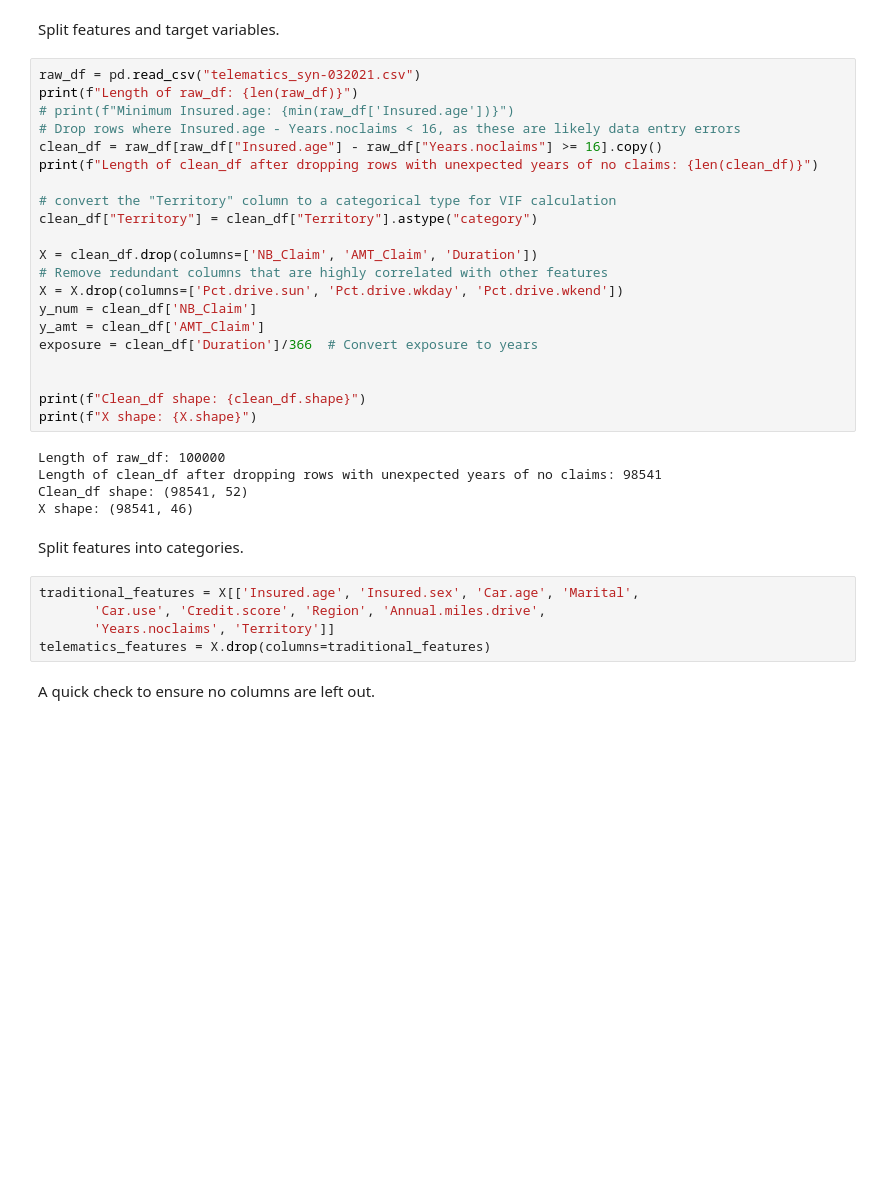
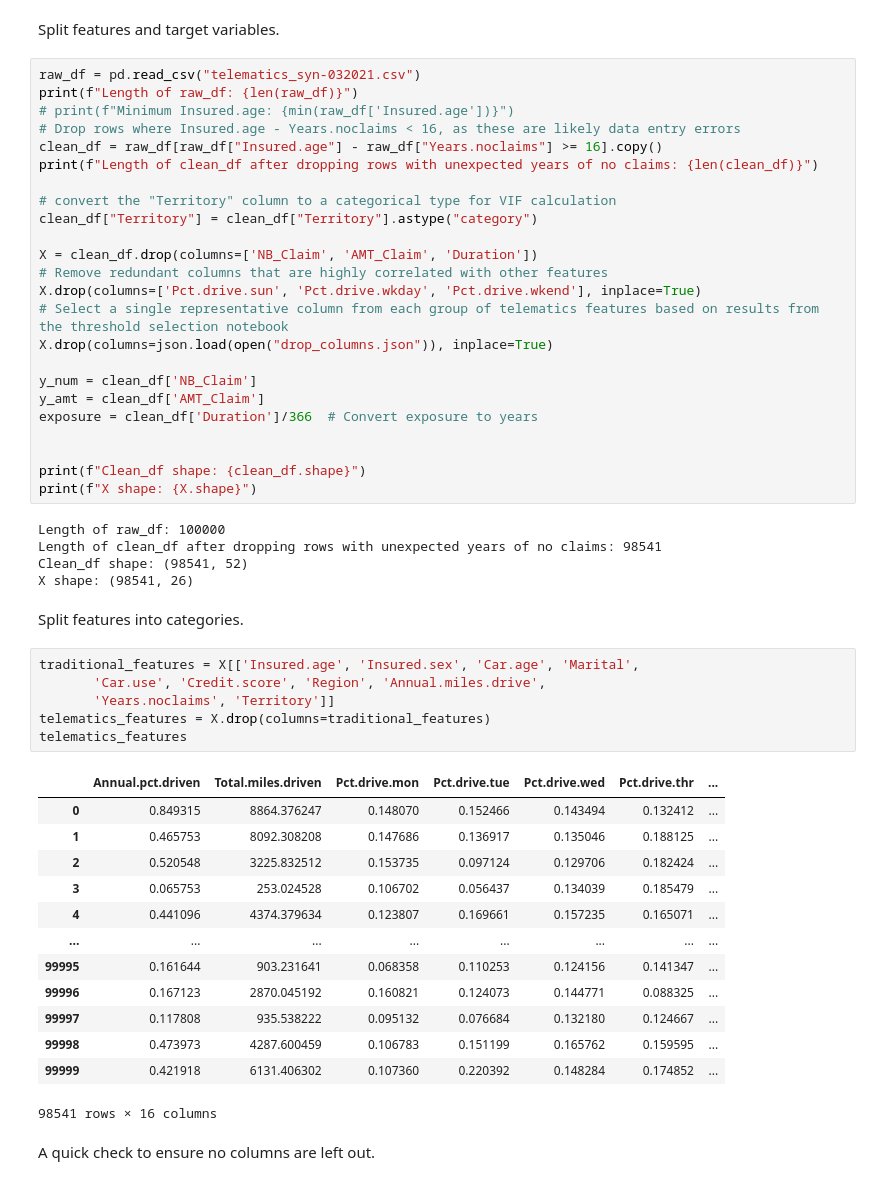
Before and after one commit to kjl1c20/telematics-insurance-ml, a Jupyter notebook: machine-learning-v2.ipynb, the cells around one changed output. Cells and saved outputs as stored; diff of their text form; blank space fills up the shorter version.

```diff
--- a/machine-learning-v2.ipynb
+++ b/machine-learning-v2.ipynb
@@ -25,7 +27,10 @@ clean_df["Territory"] = clean_df["Territory"].astype("category")
 
 X = clean_df.drop(columns=['NB_Claim', 'AMT_Claim', 'Duration'])
 # Remove redundant columns that are highly correlated with other features
-X = X.drop(columns=['Pct.drive.sun', 'Pct.drive.wkday', 'Pct.drive.wkend'])
+X.drop(columns=['Pct.drive.sun', 'Pct.drive.wkday', 'Pct.drive.wkend'], inplace=True)
+# Select a single representative column from each group of telematics features based on results from the threshold selection notebook
+X.drop(columns=json.load(open("drop_columns.json")), inplace=True)
+
 y_num = clean_df['NB_Claim']
 y_amt = clean_df['AMT_Claim']
 exposure = clean_df['Duration']/366  # Convert exposure to years
@@ -37,14 +42,29 @@ print(f"X shape: {X.shape}")
 Length of raw_df: 100000
 Length of clean_df after dropping rows with unexpected years of no claims: 98541
 Clean_df shape: (98541, 52)
-X shape: (98541, 46)
+X shape: (98541, 26)
 # %% [markdown]
 Split features into categories.
 # %%
 traditional_features = X[['Insured.age', 'Insured.sex', 'Car.age', 'Marital',
        'Car.use', 'Credit.score', 'Region', 'Annual.miles.drive',
        'Years.noclaims', 'Territory']]
 telematics_features = X.drop(columns=traditional_features)
+telematics_features
+# %% [output]
+|  | Annual.pct.driven | Total.miles.driven | Pct.drive.mon | Pct.drive.tue | Pct.drive.wed | Pct.drive.thr | ... |
+| 0 | 0.849315 | 8864.376247 | 0.148070 | 0.152466 | 0.143494 | 0.132412 | ... |
+| 1 | 0.465753 | 8092.308208 | 0.147686 | 0.136917 | 0.135046 | 0.188125 | ... |
+| 2 | 0.520548 | 3225.832512 | 0.153735 | 0.097124 | 0.129706 | 0.182424 | ... |
+| 3 | 0.065753 | 253.024528 | 0.106702 | 0.056437 | 0.134039 | 0.185479 | ... |
+| 4 | 0.441096 | 4374.379634 | 0.123807 | 0.169661 | 0.157235 | 0.165071 | ... |
+| ... | ... | ... | ... | ... | ... | ... | ... |
+| 99995 | 0.161644 | 903.231641 | 0.068358 | 0.110253 | 0.124156 | 0.141347 | ... |
+| 99996 | 0.167123 | 2870.045192 | 0.160821 | 0.124073 | 0.144771 | 0.088325 | ... |
+| 99997 | 0.117808 | 935.538222 | 0.095132 | 0.076684 | 0.132180 | 0.124667 | ... |
+| 99998 | 0.473973 | 4287.600459 | 0.106783 | 0.151199 | 0.165762 | 0.159595 | ... |
+| 99999 | 0.421918 | 6131.406302 | 0.107360 | 0.220392 | 0.148284 | 0.174852 | ... |
+98541 rows × 16 columns
 # %% [markdown]
 A quick check to ensure no columns are left out.
 # %%
```
Also changed, not shown: parts of 10 cells of this notebook.
